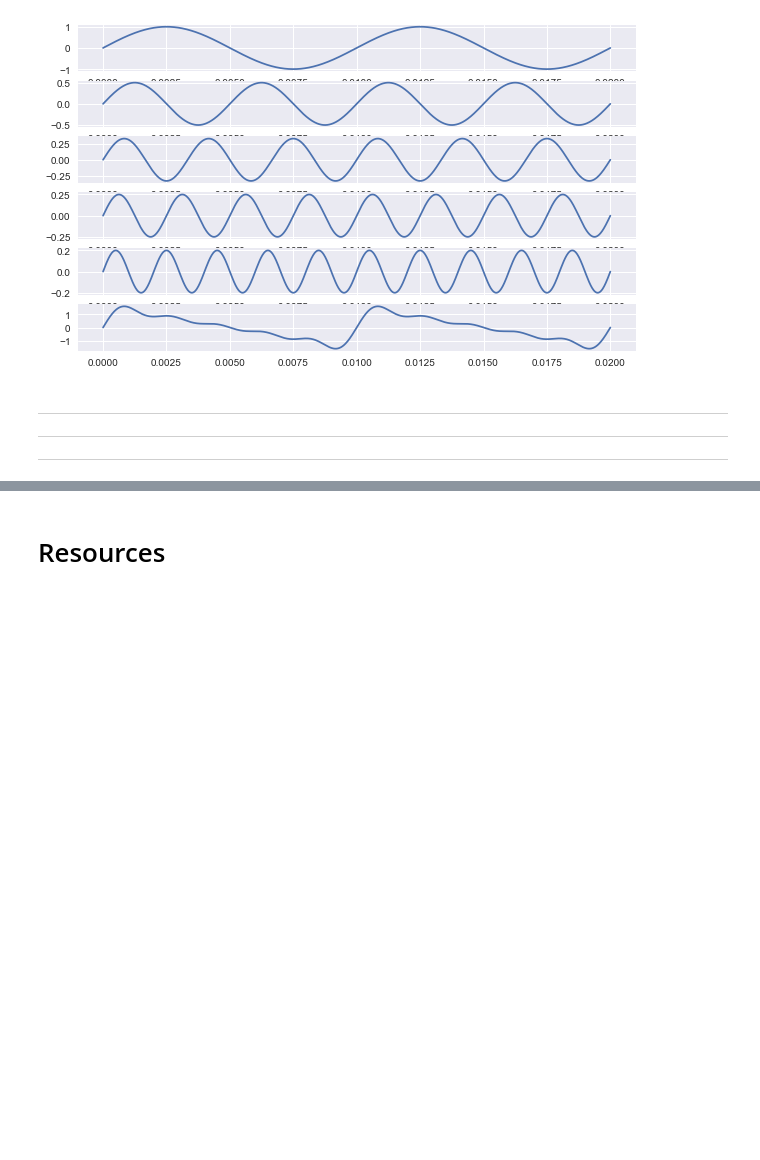
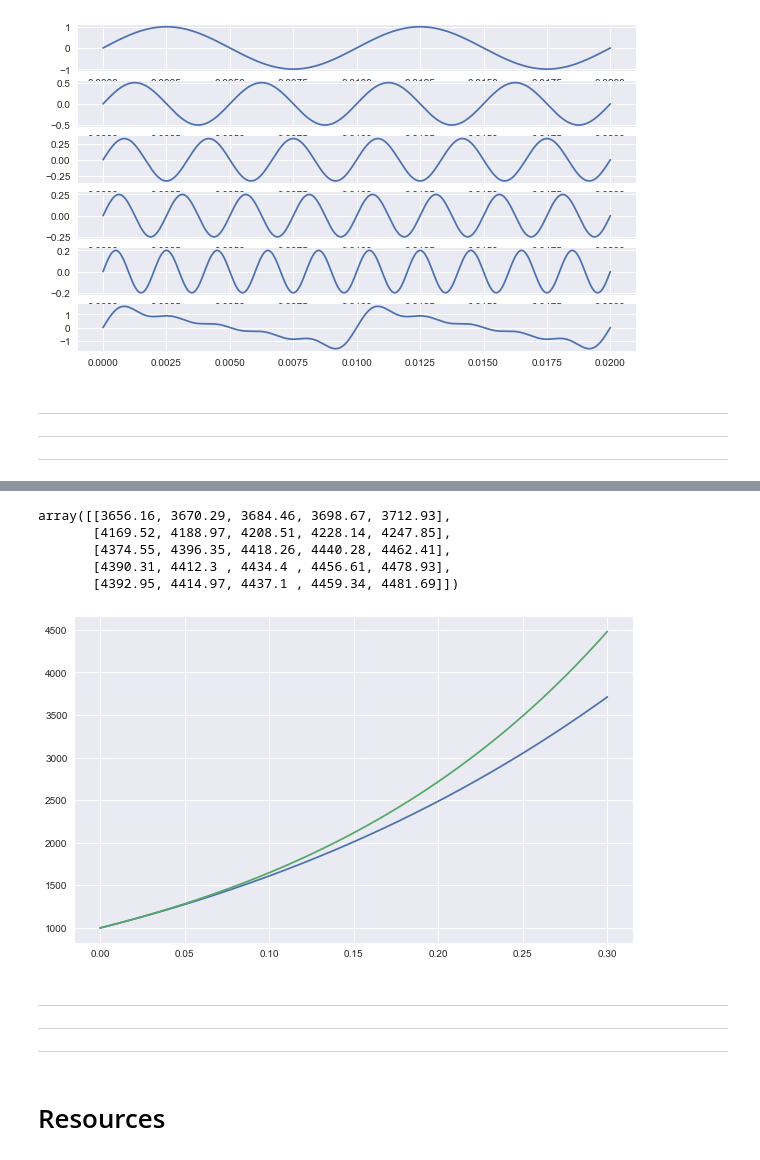
Before and after one commit to davefriedman01/Resources, a Jupyter notebook: mathematical_foundations.ipynb, the cells around one changed output, grey strips where cells are left out. Cells and saved outputs as stored; diff of their text form; code cells hidden in the pictures; blank space fills up the shorter version.

```diff
--- a/mathematical_foundations.ipynb
+++ b/mathematical_foundations.ipynb
@@ -1305,3 +1446,56 @@ ax[5].plot(t, y1 + y2 + y3 + y4 + y5);
+# %%
+def calc_fv (pv, i, n, t):
+    '''
+    Calculate the future value of money.
+    Parameters
+    ==========
+      pv (float) present value of money
+      i  (float) rate of return
+      n  (int)   number of compounding periods per unit time
+      t  (int)   time
+    Return
+    ======
+      fv (float) future value of money
+    '''
+    fv = pv*(1 + ii/nn)**(nn*t)                  # future value of money
+    return fv
+def calc_pv (fv, i, n, t):
+    '''
+    Calculate the present value of money.
+    Parameters
+    ==========
+      fv (float) future value of money
+      i  (float) rate of return
+      n  (int)   number of compounding periods per unit time
+      t  (int)   time
+    Return
+    ======
+      pv (float) present value of money
+    '''
+    pv = fv/(1 + ii/nn)**(nn*t)                  # present value of money
+    return pv
+# %%
+pv = 1000                                    # present value of money
+i = np.linspace(0.0, 0.3, 301)               # rates of return
+n = np.array([1, 4, 52, 365, 60*60*24*7*52]) # number of compounding periods
+ii, nn = np.meshgrid(i, n)
+t = 5                                        # time horizon in years
+fv = calc_fv(pv, ii, nn, t)
+np.round(fv[:,-5:], 2)
+# %% [output]
+array([[3656.16, 3670.29, 3684.46, 3698.67, 3712.93],
+       [4169.52, 4188.97, 4208.51, 4228.14, 4247.85],
+       [4374.55, 4396.35, 4418.26, 4440.28, 4462.41],
+       [4390.31, 4412.3 , 4434.4 , 4456.61, 4478.93],
+       [4392.95, 4414.97, 4437.1 , 4459.34, 4481.69]])
+# %%
+plt.plot(ii[0], fv[0], ii[4], fv[4]);
+# %% [output]
+[figure, added]
+# %% [markdown]
+---
+---
+---
 # %% [markdown]
 # Resources
 # %% [markdown]
```
Also changed, not shown: parts of 14 cells of this notebook.
